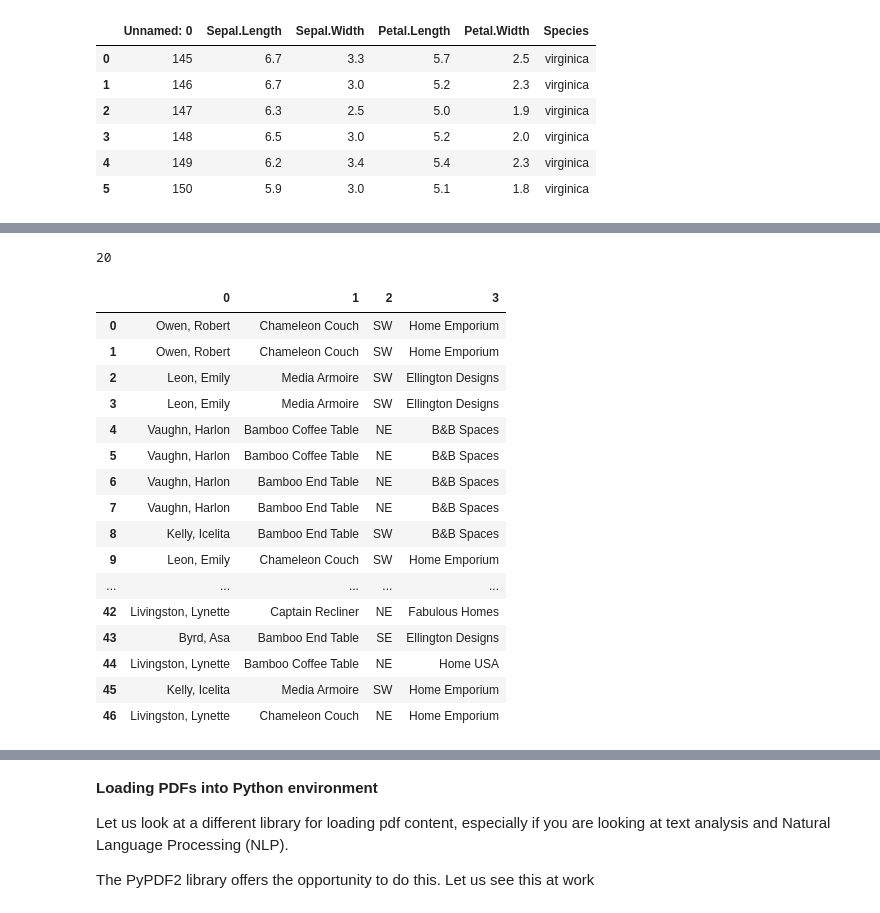
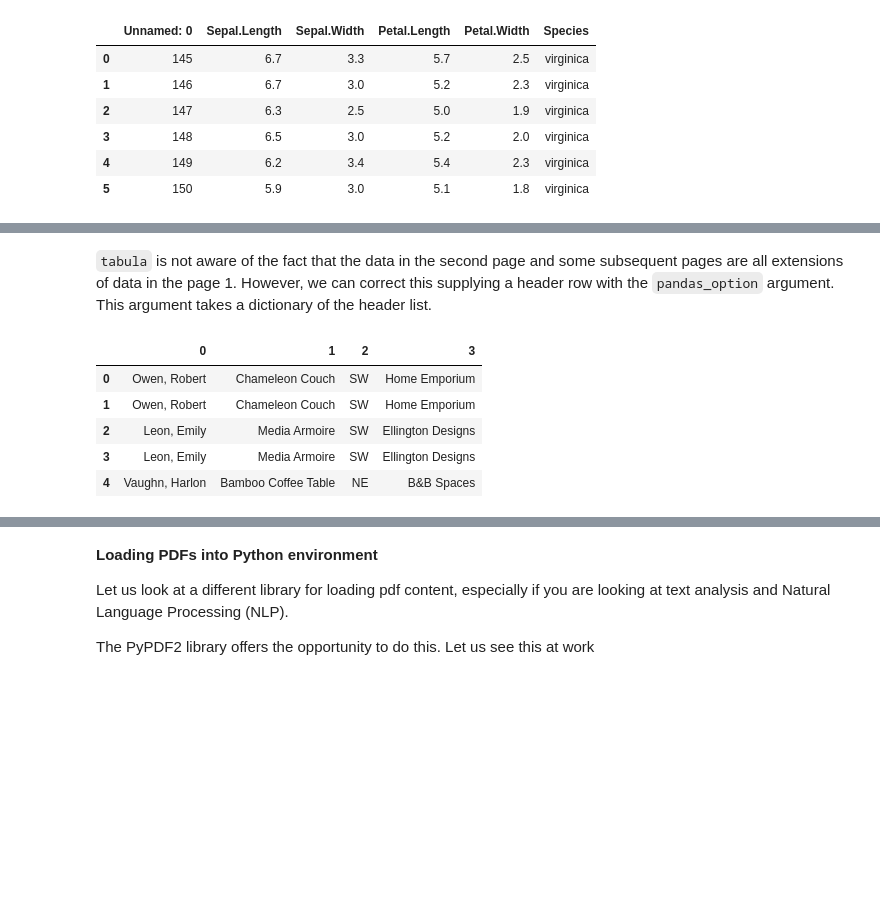
Before and after one commit to oluWH/articles_and_webinars, a Jupyter notebook: Working_with_PDF_file.ipynb, the cells around one changed output, grey strips where cells are left out. Saved outputs shown, nothing was run; the diff lists cells and outputs as text; code cells hidden in the pictures; blank space fills up the shorter version.

```diff
--- a/Working_with_PDF_file.ipynb
+++ b/Working_with_PDF_file.ipynb
@@ -224,25 +259,12 @@ from_page_2[1]
+# %% [markdown]
+`tabula` is not aware of the fact that the data in the second page and some subsequent pages are all extensions of data in the page 1. However, we can correct this supplying a header row with the `pandas_option` argument. This argument takes a dictionary of the header list.
 # %%
-furniture = tb.read_pdf("Furniture_sales.pdf", pages='1-20', stream=True, pandas_options={"header": [0, 1, 2, 3]})
-len(furniture)
+furniture = tb.read_pdf(url_2, pages='1-20', stream=True, pandas_options={"header": [0, 1, 2, 3]})
+furniture[1].head()
 # %% [output]
-20
+|  | 0 | 1 | 2 | 3 |
+| 0 | Owen, Robert | Chameleon Couch | SW | Home Emporium |
+| 1 | Owen, Robert | Chameleon Couch | SW | Home Emporium |
+| 2 | Leon, Emily | Media Armoire | SW | Ellington Designs |
+| 3 | Leon, Emily | Media Armoire | SW | Ellington Designs |
+| 4 | Vaughn, Harlon | Bamboo Coffee Table | NE | B&B Spaces |
-# %%
-furniture[1]
-# %% [output]
-|  | 0 | 1 | 2 | 3 |
-| 0 | Owen, Robert | Chameleon Couch | SW | Home Emporium |
-| 1 | Owen, Robert | Chameleon Couch | SW | Home Emporium |
-| 2 | Leon, Emily | Media Armoire | SW | Ellington Designs |
-| 3 | Leon, Emily | Media Armoire | SW | Ellington Designs |
-| 4 | Vaughn, Harlon | Bamboo Coffee Table | NE | B&B Spaces |
-| 5 | Vaughn, Harlon | Bamboo Coffee Table | NE | B&B Spaces |
-| 6 | Vaughn, Harlon | Bamboo End Table | NE | B&B Spaces |
-| 7 | Vaughn, Harlon | Bamboo End Table | NE | B&B Spaces |
-| 8 | Kelly, Icelita | Bamboo End Table | SW | B&B Spaces |
-| 9 | Leon, Emily | Chameleon Couch | SW | Home Emporium |
-| ... | ... | ... | ... | ... |
-| 42 | Livingston, Lynette | Captain Recliner | NE | Fabulous Homes |
-| 43 | Byrd, Asa | Bamboo End Table | SE | Ellington Designs |
-| 44 | Livingston, Lynette | Bamboo Coffee Table | NE | Home USA |
-| 45 | Kelly, Icelita | Media Armoire | SW | Home Emporium |
-| 46 | Livingston, Lynette | Chameleon Couch | NE | Home Emporium |
```
Also changed, not shown: parts of 38 cells of this notebook.
